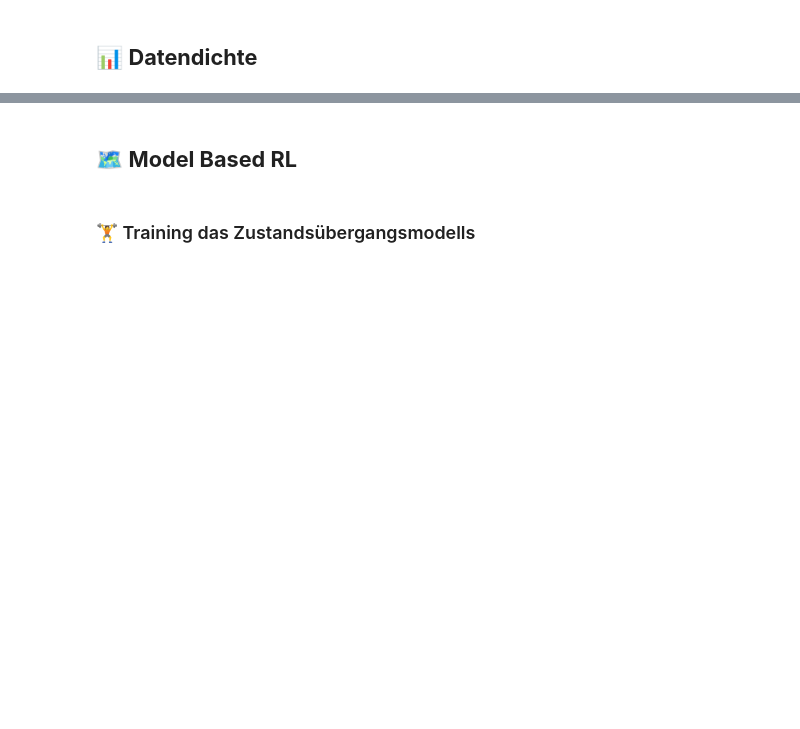
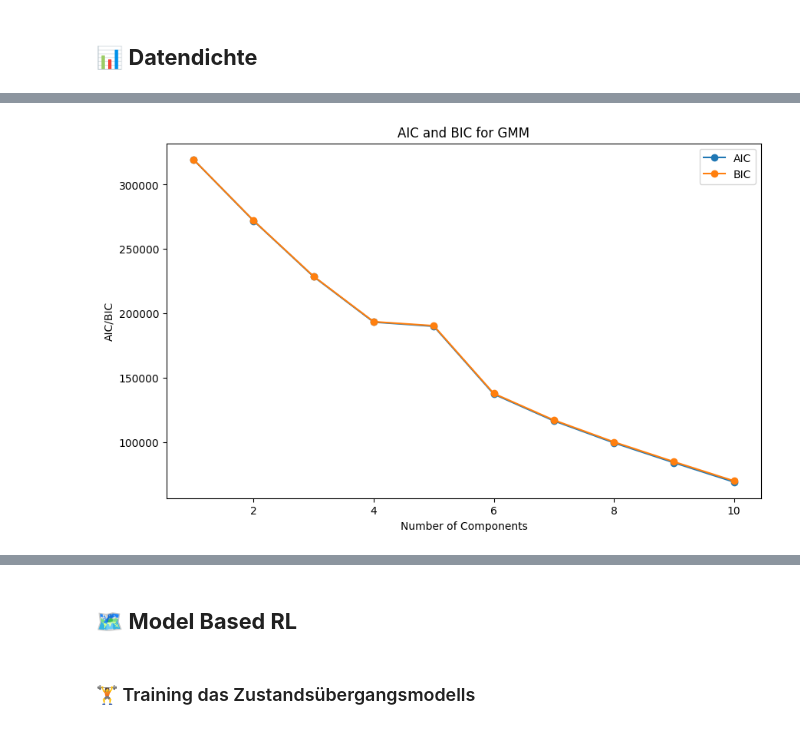
Before and after one commit to LeonLantz/LMU_RFL_SoSe24, a Jupyter notebook: Main.ipynb, the cells around one changed output, grey strips where cells are left out. Cells and saved outputs as stored; diff of their text form; code cells hidden in the pictures; blank space fills up the shorter version.

```diff
--- a/Main.ipynb
+++ b/Main.ipynb
@@ -755,0 +842,23 @@ cut_out_df.head()
+# %%
+aic = []
+bic = []
+
+# verschieden Anzahlen an Gaußverteilungen testen
+n_components_range = range(1, 11)
+for n in n_components_range:
+    gmm = GaussianMixture(n_components=n, covariance_type='full', random_state=0)
+    gmm.fit(features)
+    aic.append(gmm.aic(features))
+    bic.append(gmm.bic(features))
+
+# Plotting AIC and BIC
+plt.figure(figsize=(10, 6))
+plt.plot(n_components_range, aic, label='AIC', marker='o')
+plt.plot(n_components_range, bic, label='BIC', marker='o')
+plt.xlabel('Number of Components')
+plt.ylabel('AIC/BIC')
+plt.title('AIC and BIC for GMM')
+plt.legend()
+plt.show()
+# %% [output]
+[figure, added]
```
Also changed, not shown: parts of 24 cells of this notebook.
